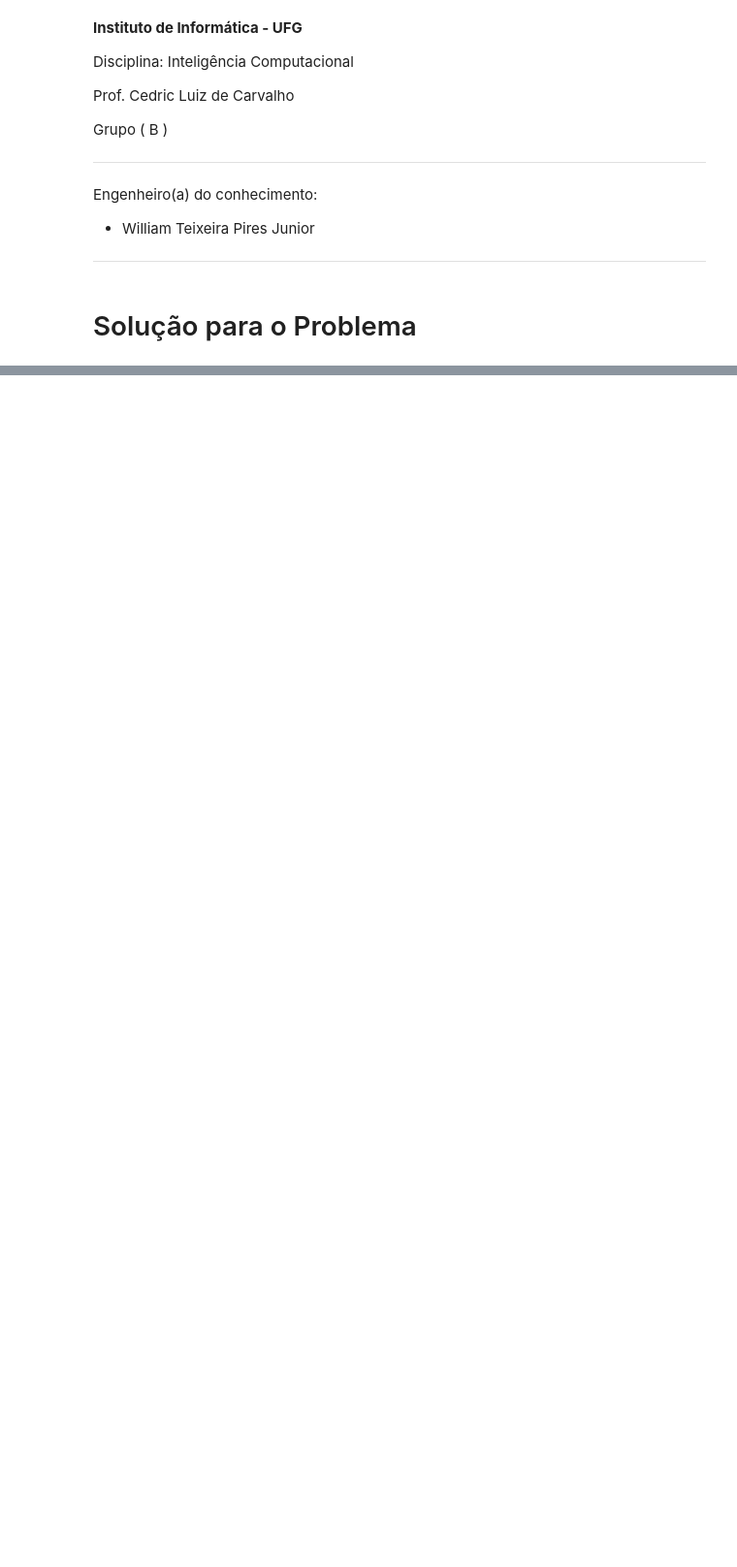
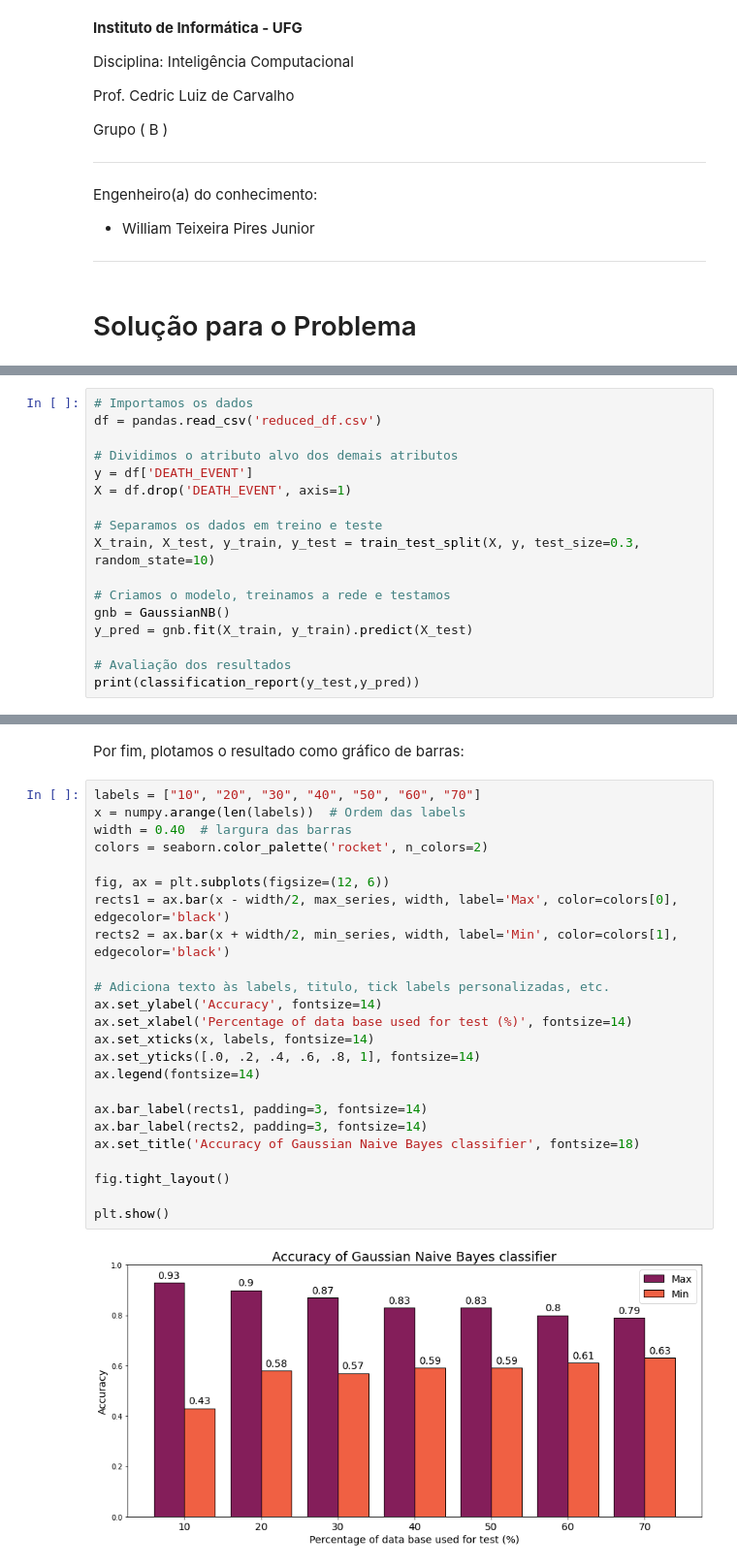
Before and after one commit to TheDramaturgy/ArtificialInteligence, a Jupyter notebook: TRedesBayesianas/03_solucao.ipynb, the cells around one changed output, grey strips where cells are left out. Shown at 97% size. Saved outputs shown, nothing was run; the diff lists cells and outputs as text; blank space fills up the shorter version.

```diff
--- a/TRedesBayesianas/03_solucao.ipynb
+++ b/TRedesBayesianas/03_solucao.ipynb
@@ -28,0 +68,17 @@ import numpy
+# %%
+# Importamos os dados
+df = pandas.read_csv('reduced_df.csv')
+
+# Dividimos o atributo alvo dos demais atributos
+y = df['DEATH_EVENT']
+X = df.drop('DEATH_EVENT', axis=1)
+
+# Separamos os dados em treino e teste
+X_train, X_test, y_train, y_test = train_test_split(X, y, test_size=0.3, random_state=10)
+
+# Criamos o modelo, treinamos a rede e testamos
+gnb = GaussianNB()
+y_pred = gnb.fit(X_train, y_train).predict(X_test)
+
+# Avaliação dos resultados
+print(classification_report(y_test,y_pred))
@@ -28,0 +195,28 @@ import numpy
+# %% [markdown]
+Por fim, plotamos o resultado como gráfico de barras:
+# %%
+labels = ["10", "20", "30", "40", "50", "60", "70"]
+x = numpy.arange(len(labels))  # Ordem das labels
+width = 0.40  # largura das barras
+colors = seaborn.color_palette('rocket', n_colors=2)
+
+fig, ax = plt.subplots(figsize=(12, 6))
+rects1 = ax.bar(x - width/2, max_series, width, label='Max', color=colors[0], edgecolor='black')
+rects2 = ax.bar(x + width/2, min_series, width, label='Min', color=colors[1], edgecolor='black')
+
+# Adiciona texto às labels, titulo, tick labels personalizadas, etc.
+ax.set_ylabel('Accuracy', fontsize=14)
+ax.set_xlabel('Percentage of data base used for test (%)', fontsize=14)
+ax.set_xticks(x, labels, fontsize=14)
+ax.set_yticks([.0, .2, .4, .6, .8, 1], fontsize=14)
+ax.legend(fontsize=14)
+
+ax.bar_label(rects1, padding=3, fontsize=14)
+ax.bar_label(rects2, padding=3, fontsize=14)
+ax.set_title('Accuracy of Gaussian Naive Bayes classifier', fontsize=18)
+
+fig.tight_layout()
+
+plt.show()
+# %% [output]
+[figure, added]
```
Also changed, not shown: parts of 38 cells of this notebook.
